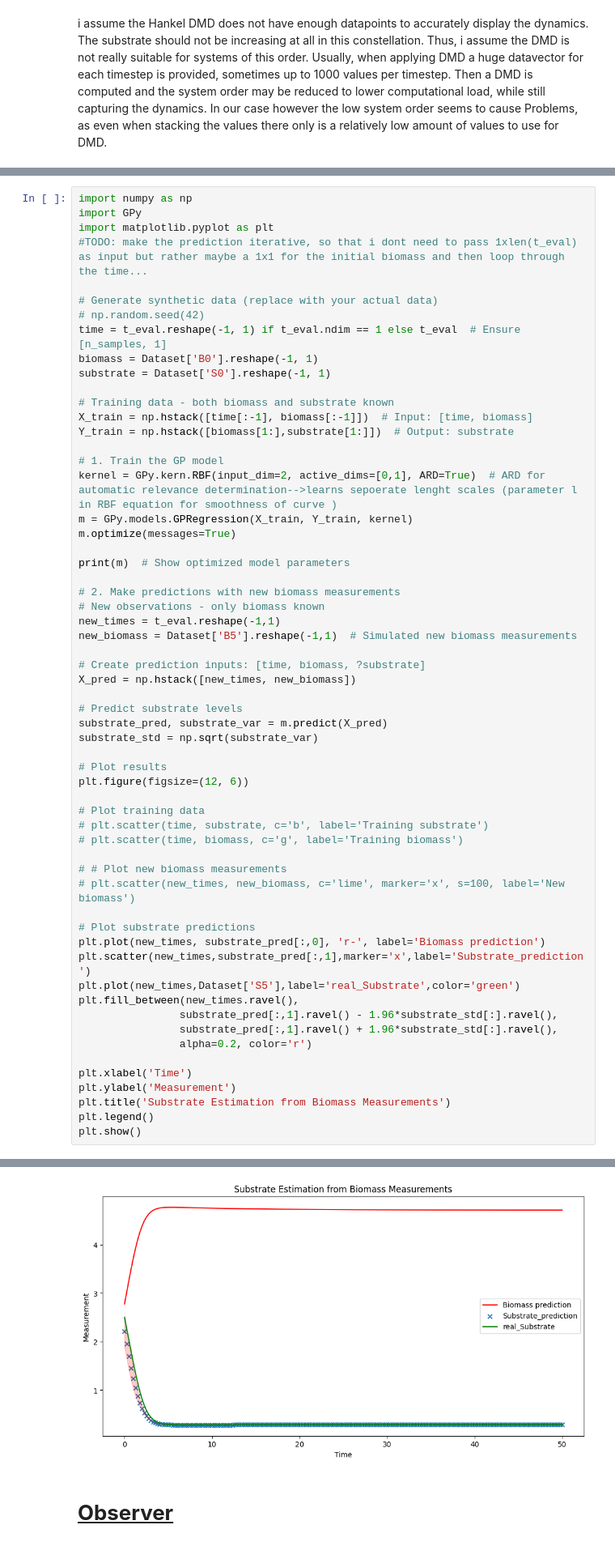
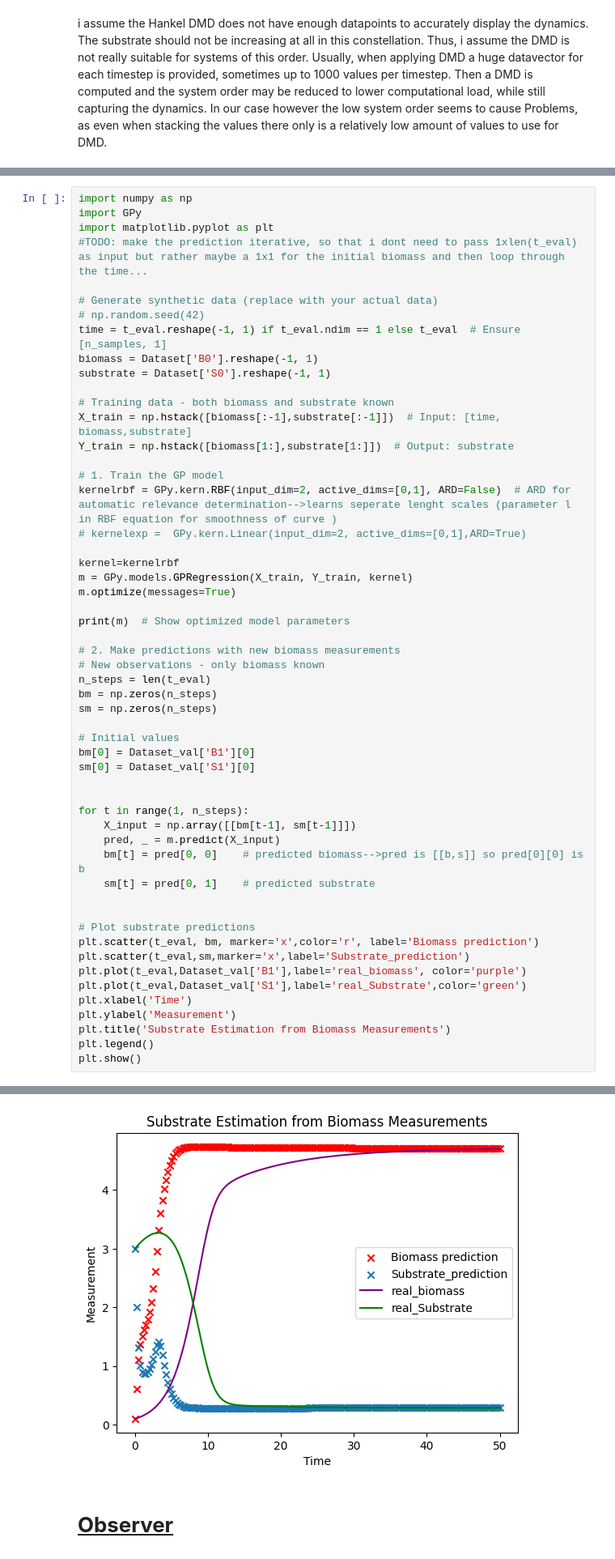
Before and after one commit to therealtoby1/Master, a Jupyter notebook: Cell_growth_easy_Model.ipynb, the cells around one changed output, grey strips where cells are left out. Shown at 81% size. Cells and saved outputs as stored; diff of their text form.

```diff
--- a/Cell_growth_easy_Model.ipynb
+++ b/Cell_growth_easy_Model.ipynb
@@ -302,11 +316,14 @@ biomass = Dataset['B0'].reshape(-1, 1)
 substrate = Dataset['S0'].reshape(-1, 1)
 
 # Training data - both biomass and substrate known
-X_train = np.hstack([time[:-1], biomass[:-1]])  # Input: [time, biomass]
+X_train = np.hstack([biomass[:-1],substrate[:-1]])  # Input: [time, biomass,substrate]
 Y_train = np.hstack([biomass[1:],substrate[1:]])  # Output: substrate
 
 # 1. Train the GP model
-kernel = GPy.kern.RBF(input_dim=2, active_dims=[0,1], ARD=True)  # ARD for automatic relevance determination-->learns sepoerate lenght scales (parameter l in RBF equation for smoothness of curve )
+kernelrbf = GPy.kern.RBF(input_dim=2, active_dims=[0,1], ARD=False)  # ARD for automatic relevance determination-->learns seperate lenght scales (parameter l in RBF equation for smoothness of curve )
+# kernelexp =  GPy.kern.Linear(input_dim=2, active_dims=[0,1],ARD=True)
+
+kernel=kernelrbf
 m = GPy.models.GPRegression(X_train, Y_train, kernel)
 m.optimize(messages=True)
 
@@ -314,35 +331,27 @@ print(m)  # Show optimized model parameters
 
 # 2. Make predictions with new biomass measurements
 # New observations - only biomass known
-new_times = t_eval.reshape(-1,1)
-new_biomass = Dataset['B5'].reshape(-1,1)  # Simulated new biomass measurements
+n_steps = len(t_eval)
+bm = np.zeros(n_steps)
+sm = np.zeros(n_steps)
 
-# Create prediction inputs: [time, biomass, ?substrate]
-X_pred = np.hstack([new_times, new_biomass])
+# Initial values
+bm[0] = Dataset_val['B1'][0]
+sm[0] = Dataset_val['S1'][0]
 
-# Predict substrate levels
-substrate_pred, substrate_var = m.predict(X_pred)
-substrate_std = np.sqrt(substrate_var)
 
-# Plot results
-plt.figure(figsize=(12, 6))
+for t in range(1, n_steps):
+    X_input = np.array([[bm[t-1], sm[t-1]]])
+    pred, _ = m.predict(X_input)
+    bm[t] = pred[0, 0]    # predicted biomass-->pred is [[b,s]] so pred[0][0] is b
+    sm[t] = pred[0, 1]    # predicted substrate
 
-# Plot training data
-# plt.scatter(time, substrate, c='b', label='Training substrate')
-# plt.scatter(time, biomass, c='g', label='Training biomass')
-
-# # Plot new biomass measurements
-# plt.scatter(new_times, new_biomass, c='lime', marker='x', s=100, label='New biomass')
 
 # Plot substrate predictions
-plt.plot(new_times, substrate_pred[:,0], 'r-', label='Biomass prediction')
-plt.scatter(new_times,substrate_pred[:,1],marker='x',label='Substrate_prediction')
-plt.plot(new_times,Dataset['S5'],label='real_Substrate',color='green')
-plt.fill_between(new_times.ravel(),
-                substrate_pred[:,1].ravel() - 1.96*substrate_std[:].ravel(),
-                substrate_pred[:,1].ravel() + 1.96*substrate_std[:].ravel(),
-                alpha=0.2, color='r')
-
+plt.scatter(t_eval, bm, marker='x',color='r', label='Biomass prediction')
+plt.scatter(t_eval,sm,marker='x',label='Substrate_prediction')
+plt.plot(t_eval,Dataset_val['B1'],label='real_biomass', color='purple')
+plt.plot(t_eval,Dataset_val['S1'],label='real_Substrate',color='green')
 plt.xlabel('Time')
 plt.ylabel('Measurement')
 plt.title('Substrate Estimation from Biomass Measurements')
@@ -369,4 +378,4 @@ Name : GP regression
-[figure, old version]
+[figure, new version]
 # %% [markdown]
 # <u> **Observer** </u>
 # %% [markdown]
```
Also changed, not shown: parts of 5 cells of this notebook, 1 other file.
